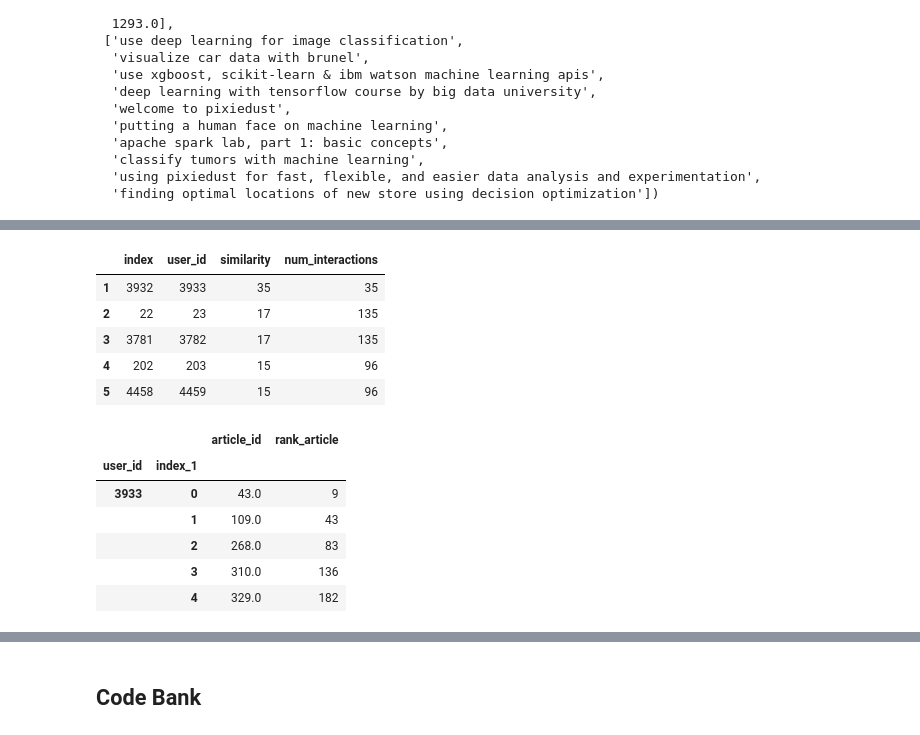
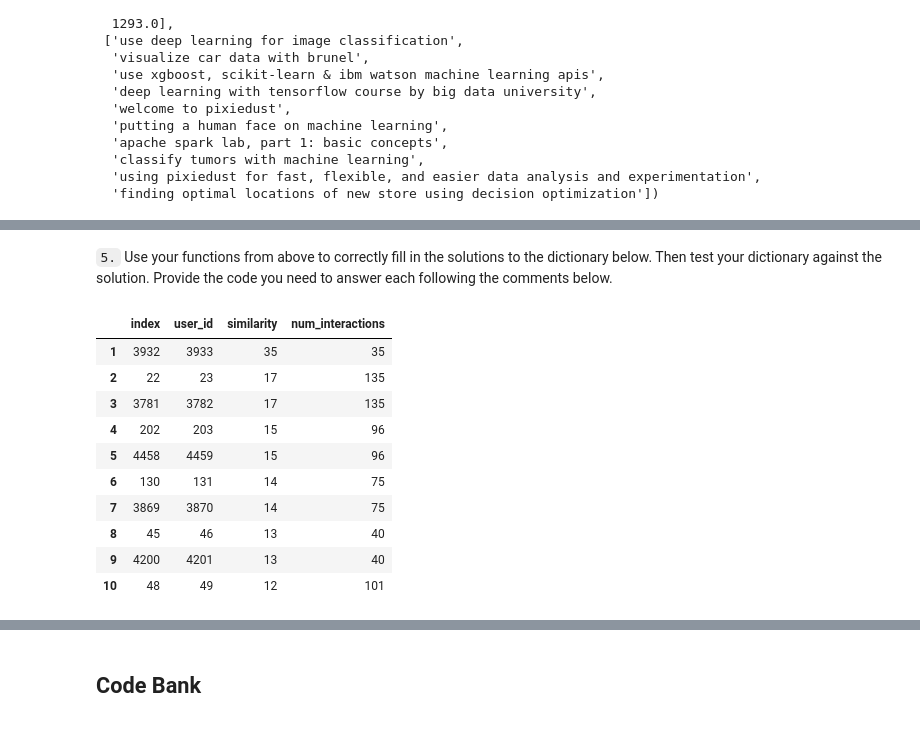
Before and after one commit to bvcmartins/recommendations_IBM, a Jupyter notebook: recommendations.ipynb, the cells around one changed output, grey strips where cells are left out. Cells and saved outputs as stored; diff of their text form; code cells hidden in the pictures.

```diff
--- a/recommendations.ipynb
+++ b/recommendations.ipynb
@@ -722,8 +743,8 @@ If this is all you see, you passed all of our tests!  Nice job!
 
 * Instead of arbitrarily choosing articles from the user where the number of recommended articles starts below m and ends exceeding m, choose articles with the articles with the most total interactions before choosing those with fewer total interactions. This ranking should be  what would be obtained from the **top_articles** function you wrote earlier.
 # %%
-def get_articles(user_id):
-    return user_item.loc[user_id,:].where(lambda x: x>0).dropna().index.tolist()
+def get_articles(user):
+    return user_item.loc[user,:].where(lambda x: x>0).dropna().index.tolist()
 # %%
 def get_top_sorted_users(user_id, df=df, user_item=user_item):
     '''
@@ -746,6 +767,7 @@ def get_top_sorted_users(user_id, df=df, user_item=user_item):
     '''
     # Your code here
 
+    target_array = user_item.iloc[user_id-1,:].values
     df_ = user_item.dot(target_array).to_frame('similarity').reset_index()
     df_['num_interactions'] = df_.apply(lambda x: len(get_articles(x.user_id)), axis=1)
 
@@ -928,32 +877,17 @@ rank_articles[268.0]
+# %% [markdown]
+`5.` Use your functions from above to correctly fill in the solutions to the dictionary below.  Then test your dictionary against the solution.  Provide the code you need to answer each following the comments below.
 # %%
-user_id=1
-df_ = get_top_sorted_users(user_id, df=df, user_item=user_item)
-df_.head()
+user_id = 1
+get_top_sorted_users(user_id, df=df2, user_item=user_item).head(10)
 # %% [output]
 |  | index | user_id | similarity | num_interactions |
 | 1 | 3932 | 3933 | 35 | 35 |
 | 2 | 22 | 23 | 17 | 135 |
 | 3 | 3781 | 3782 | 17 | 135 |
 | 4 | 202 | 203 | 15 | 96 |
 | 5 | 4458 | 4459 | 15 | 96 |
+| 6 | 130 | 131 | 14 | 75 |
+| 7 | 3869 | 3870 | 14 | 75 |
+| 8 | 45 | 46 | 13 | 40 |
+| 9 | 4200 | 4201 | 13 | 40 |
+| 10 | 48 | 49 | 12 | 101 |
-# %%
-df_2 = df_.copy()
-df_2['samples'] = df_2.user_id.apply(lambda x: get_articles(x))
-df_3 = pd.DataFrame(df_2.apply(lambda x: pd.Series(x['samples']),axis=1).stack())
-df_3.index.set_levels(df_2.user_id, level=0, inplace=True)
-#df_3['similarity']=df_['similarity']
-df_3.rename(columns={0:'article_id'},inplace=True)
-df_3.index.names = ['user_id','index_1']
-df_3['rank_article'] = df_3['article_id'].map(rank_articles)
-#pd.concat([df_3], keys=df_['similarity'], names=['Firstlevel'])
-#.sort_values(ascending=False)
-df_3.head()
-#.reset_index(level=1, drop=True)
-# %% [output]
-|  |  | article_id | rank_article |
-| user_id | index_1 |  |  |
-| 3933 | 0 | 43.0 | 9 |
-|  | 1 | 109.0 | 43 |
-|  | 2 | 268.0 | 83 |
-|  | 3 | 310.0 | 136 |
-|  | 4 | 329.0 | 182 |
```
Also changed, not shown: parts of 43 cells of this notebook, 1 other file.
